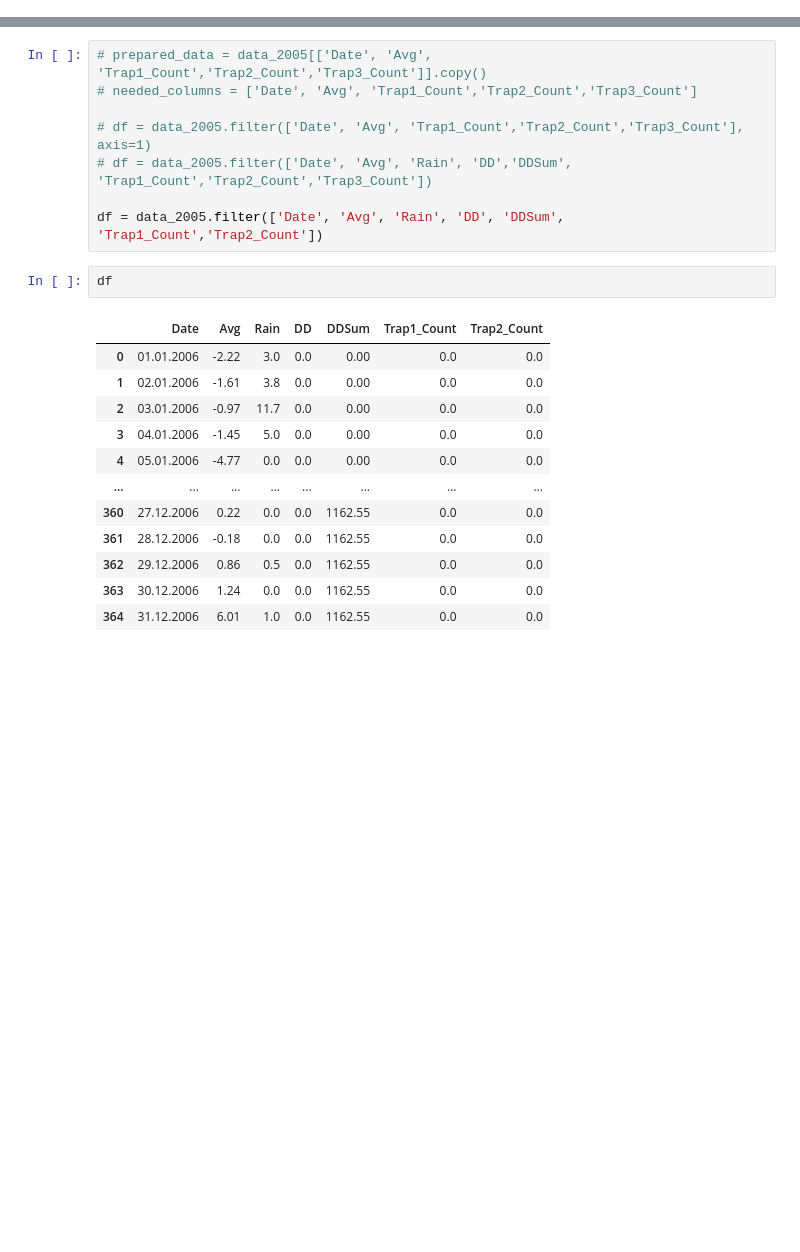
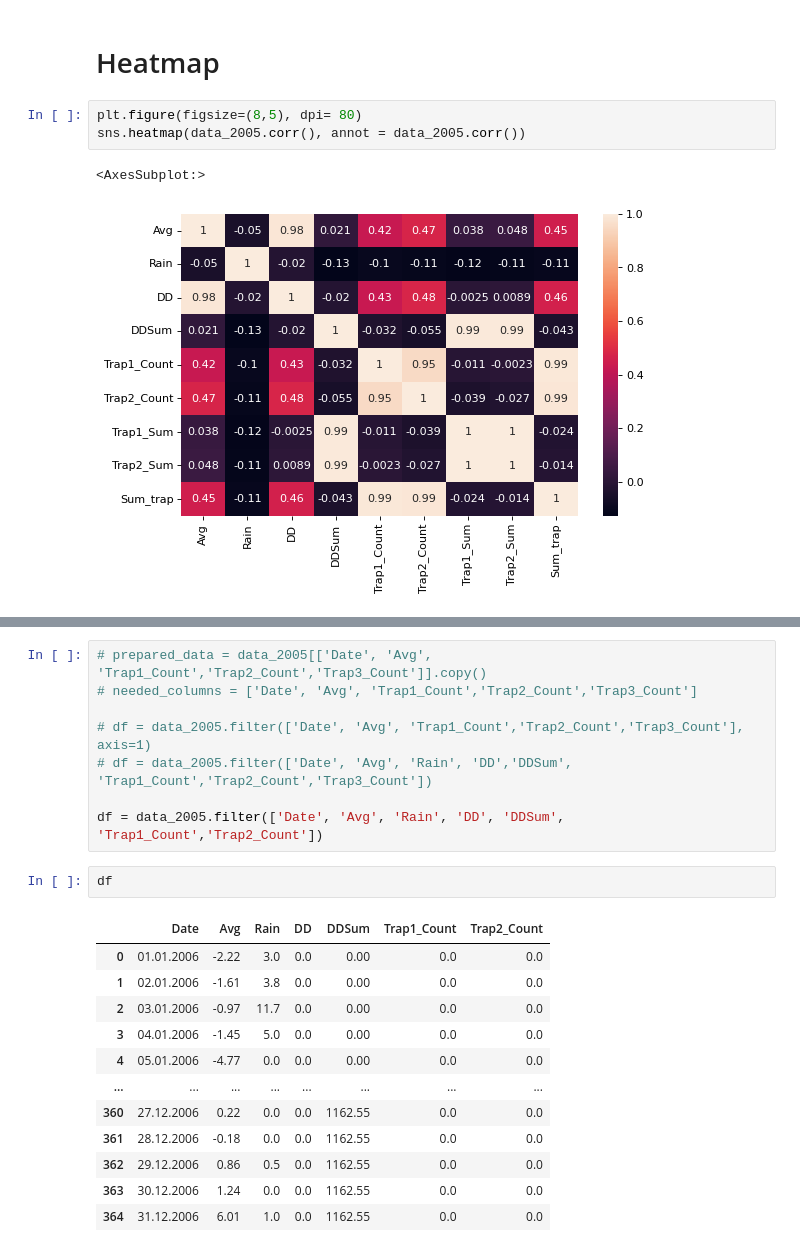
Before and after one commit to Ligerd/research_project, a Jupyter notebook: code/data_analisis.ipynb, the cells around one changed output, grey strips where cells are left out. Drawn from its saved outputs; the diff is of its cells as text; blank space fills up the shorter version.

```diff
--- a/code/data_analisis.ipynb
+++ b/code/data_analisis.ipynb
@@ -16,0 +93,8 @@ Index(['Date', 'Min', 'Max', 'Avg', 'AvgII', 'Dev', 'Dev%', 'Rain', 'DD',
+# %% [markdown]
+# Heatmap
+# %%
+plt.figure(figsize=(8,5), dpi= 80)
+sns.heatmap(data_2005.corr(), annot = data_2005.corr())
+# %% [output]
+<AxesSubplot:>
+[figure, added]
```
Also changed, not shown: parts of 17 cells of this notebook.
